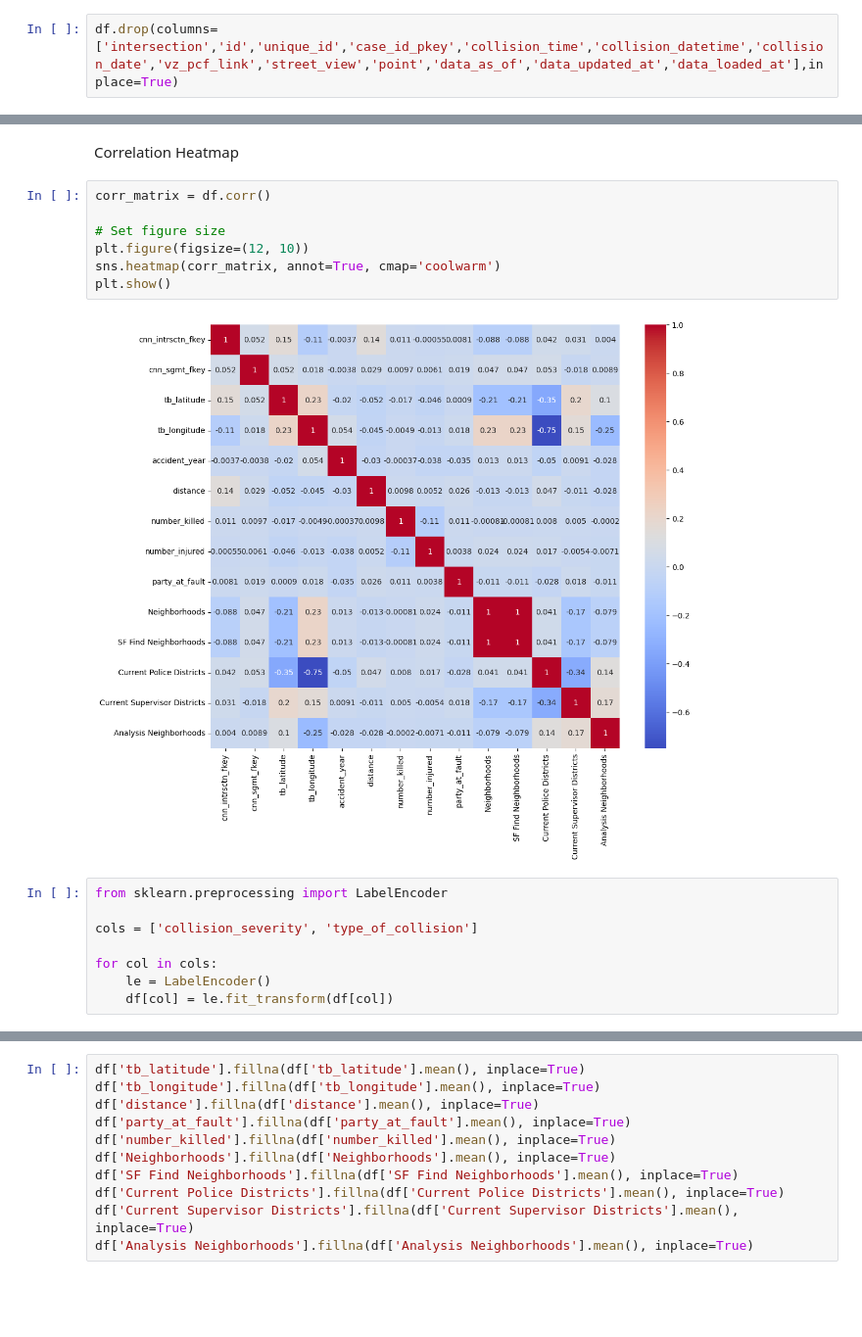
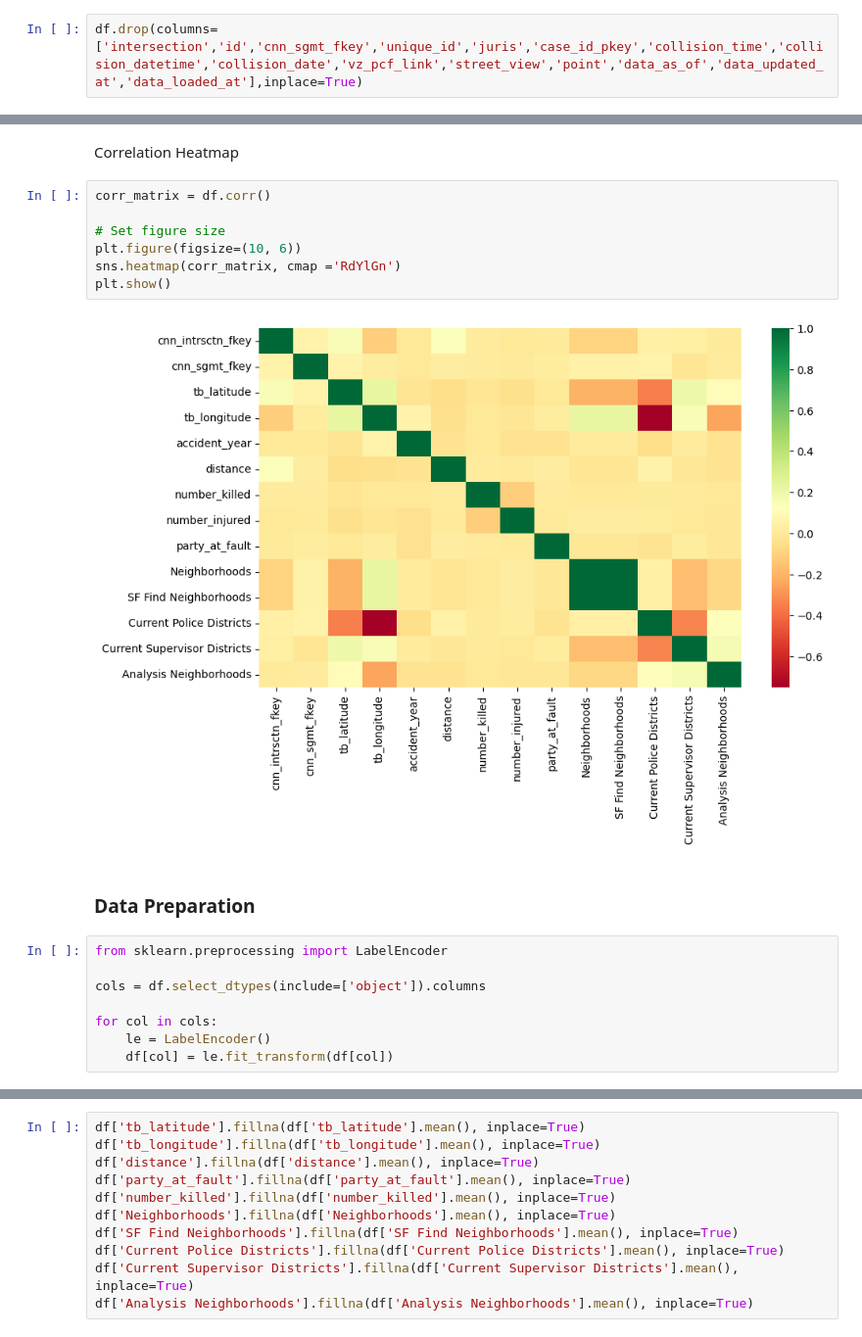
Before and after one commit to it21053528/Fiverr-Freelancing, a Jupyter notebook: collinsketics/Injury_prediction.ipynb, the cells around one changed output, grey strips where cells are left out. Shown at 98% size. Saved outputs shown, nothing was run; the diff lists cells and outputs as text; blank space fills up the shorter version.

```diff
--- a/collinsketics/Injury_prediction.ipynb
+++ b/collinsketics/Injury_prediction.ipynb
@@ -75,7 +75,7 @@ Data columns (total 61 columns):
 dtypes: float64(13), int64(4), object(44)
 memory usage: 25.7+ MB
 # %%
-df.drop(columns=['intersection','id','unique_id','case_id_pkey','collision_time','collision_datetime','collision_date','vz_pcf_link','street_view','point','data_as_of','data_updated_at','data_loaded_at'],inplace=True)
+df.drop(columns=['intersection','id','cnn_sgmt_fkey','unique_id','juris','case_id_pkey','collision_time','collision_datetime','collision_date','vz_pcf_link','street_view','point','data_as_of','data_updated_at','data_loaded_at'],inplace=True)
 # %%
 df.head()
 # %% [output]
@@ -115,16 +115,18 @@ Correlation Heatmap
 # %%
 corr_matrix = df.corr()
 
 # Set figure size
-plt.figure(figsize=(12, 10))
-sns.heatmap(corr_matrix, annot=True, cmap='coolwarm')
+plt.figure(figsize=(10, 6))
+sns.heatmap(corr_matrix, cmap ='RdYlGn')
 plt.show()
 # %% [output]
-[figure, old version]
+[figure, new version]
+# %% [markdown]
+### Data Preparation
 # %%
 from sklearn.preprocessing import LabelEncoder
 
-cols = ['collision_severity', 'type_of_collision']
+cols = df.select_dtypes(include=['object']).columns
 
 for col in cols:
     le = LabelEncoder()
```
Also changed, not shown: parts of 27 cells of this notebook, 1 other file.
